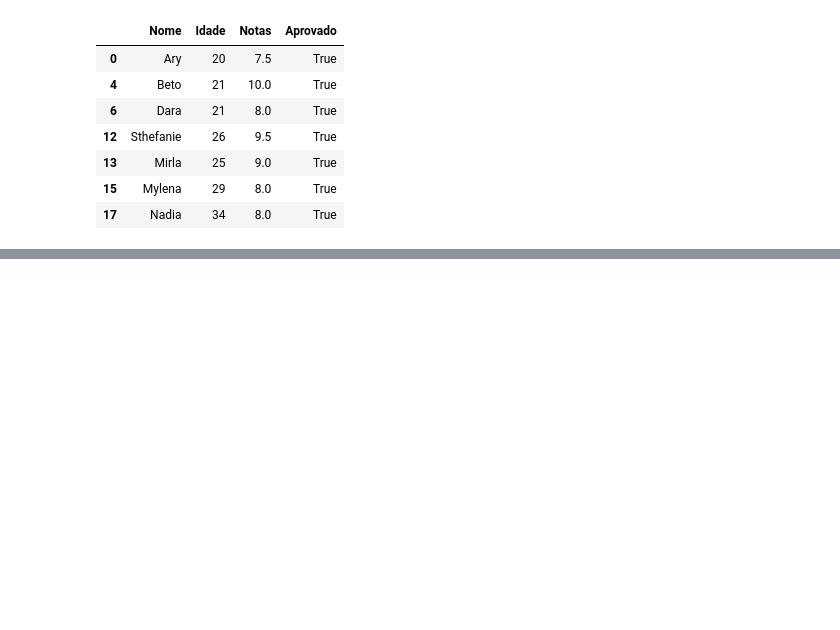
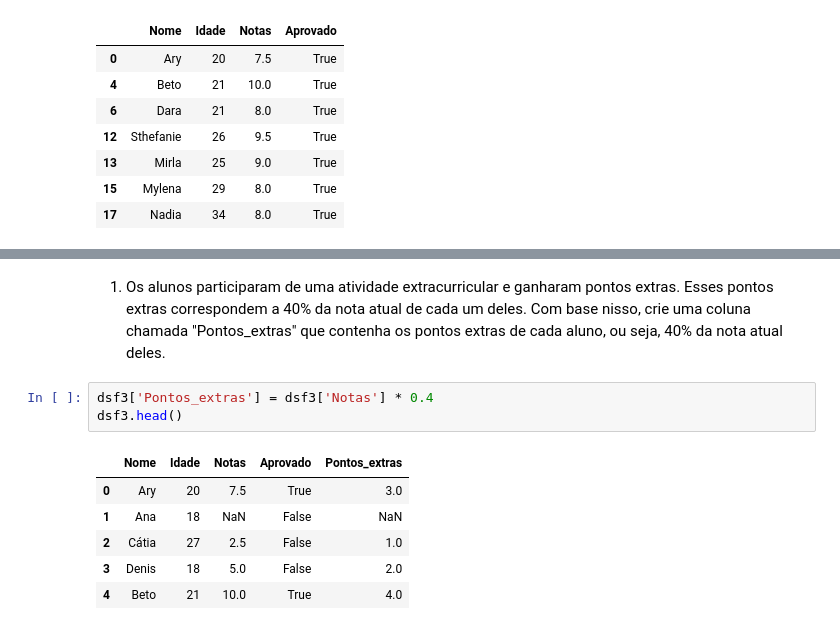
Before and after one commit to ygor-github/curso_conociendo_pandas, a Jupyter notebook: Desafios.ipynb, the cells around one changed output, grey strips where cells are left out. Drawn from its saved outputs; the diff is of its cells as text; blank space fills up the shorter version.

```diff
--- a/Desafios.ipynb
+++ b/Desafios.ipynb
@@ -347,0 +363,12 @@ aprobados_actualizados
+# %% [markdown]
+1) Os alunos participaram de uma atividade extracurricular e ganharam pontos extras. Esses pontos extras correspondem a 40% da nota atual de cada um deles. Com base nisso, crie uma coluna chamada "Pontos_extras" que contenha os pontos extras de cada aluno, ou seja, 40% da nota atual deles.
+# %%
+dsf3['Pontos_extras'] = dsf3['Notas'] * 0.4
+dsf3.head()
+# %% [output]
+|  | Nome | Idade | Notas | Aprovado | Pontos_extras |
+| 0 | Ary | 20 | 7.5 | True | 3.0 |
+| 1 | Ana | 18 | NaN | False | NaN |
+| 2 | Cátia | 27 | 2.5 | False | 1.0 |
+| 3 | Denis | 18 | 5.0 | False | 2.0 |
+| 4 | Beto | 21 | 10.0 | True | 4.0 |
```
Also changed, not shown: parts of 10 cells of this notebook.
